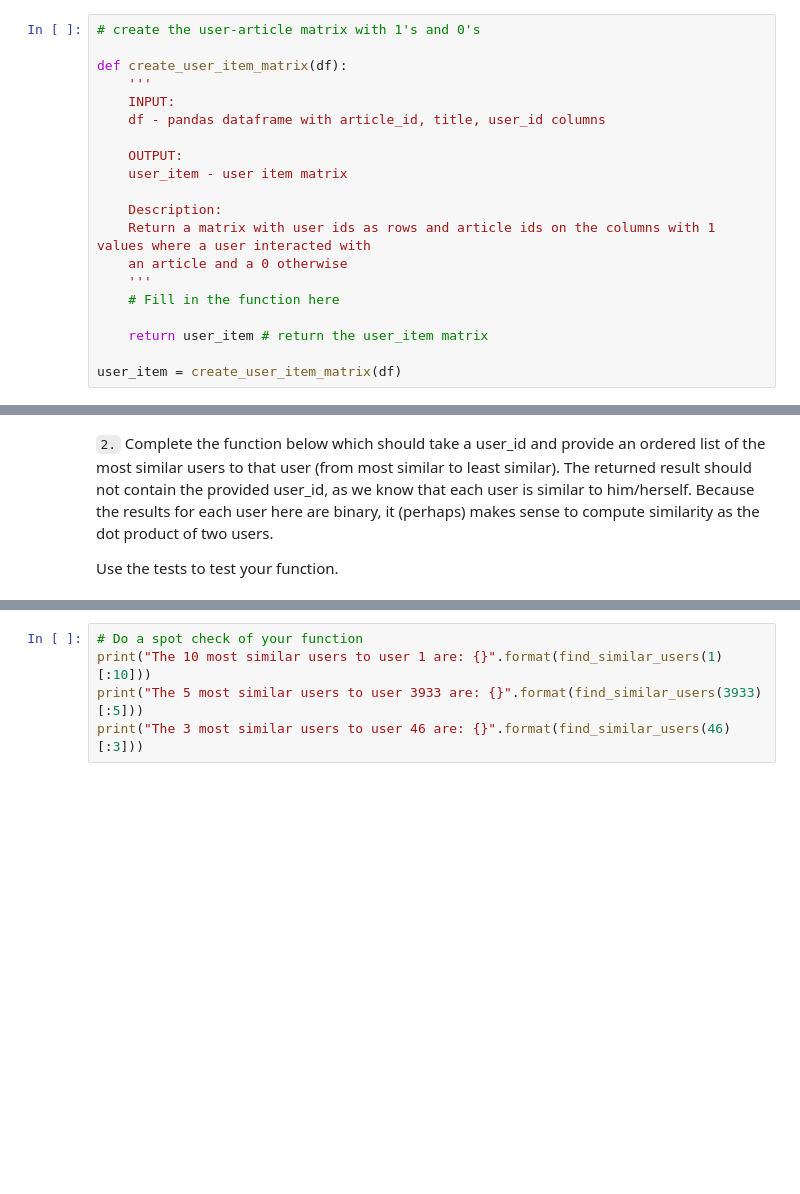
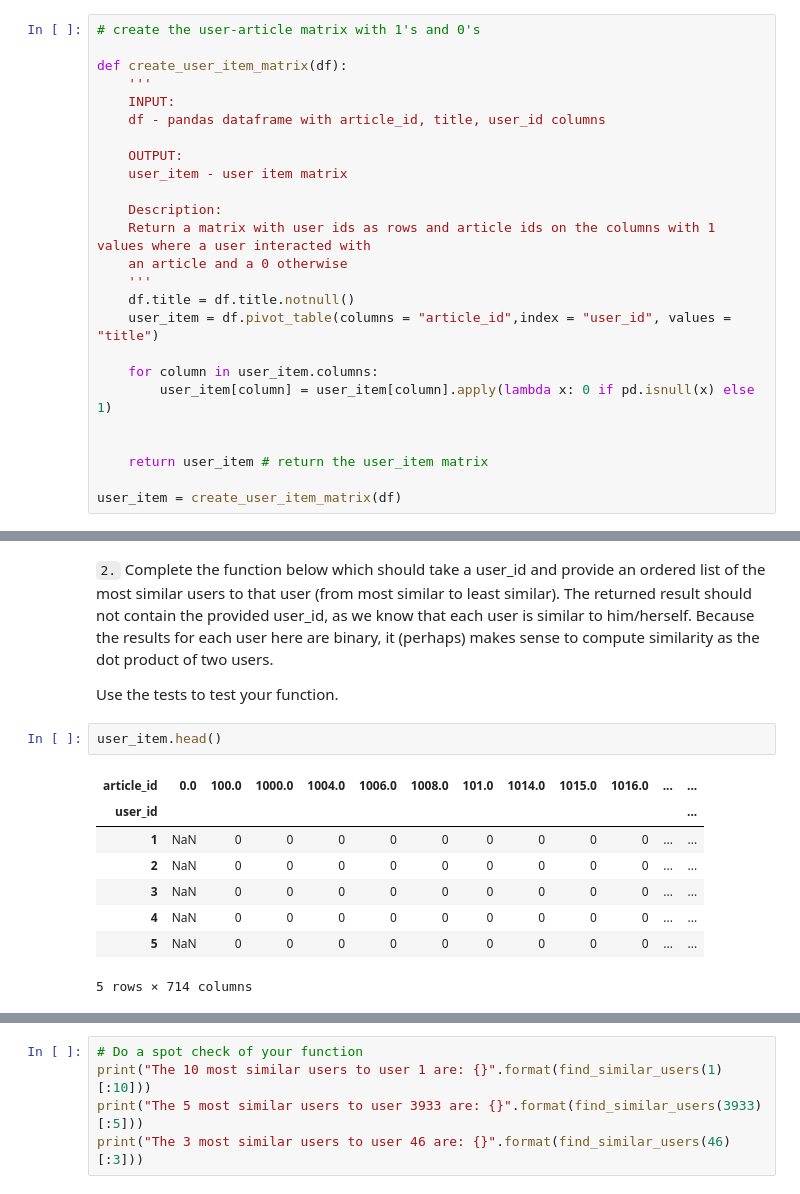
Before and after one commit to tanyayt/udacity_data_scientist, a Jupyter notebook: recommendation_system/Recommendations_with_IBM.ipynb, the cells around one changed output, grey strips where cells are left out. Saved outputs shown, nothing was run; the diff lists cells and outputs as text; blank space fills up the shorter version.

```diff
--- a/recommendation_system/Recommendations_with_IBM.ipynb
+++ b/recommendation_system/Recommendations_with_IBM.ipynb
@@ -297,7 +297,12 @@ def create_user_item_matrix(df):
     Return a matrix with user ids as rows and article ids on the columns with 1 values where a user interacted with
     an article and a 0 otherwise
     '''
-    # Fill in the function here
+    df.title = df.title.notnull()
+    user_item = df.pivot_table(columns = "article_id",index = "user_id", values = "title")
+
+    for column in user_item.columns:
+        user_item[column] = user_item[column].apply(lambda x: 0 if pd.isnull(x) else 1)
+
 
     return user_item # return the user_item matrix
 
@@ -312,4 +319,15 @@ print("You have passed our quick tests!  Please proceed!")
 `2.` Complete the function below which should take a user_id and provide an ordered list of the most similar users to that user (from most similar to least similar).  The returned result should not contain the provided user_id, as we know that each user is similar to him/herself. Because the results for each user here are binary, it (perhaps) makes sense to compute similarity as the dot product of two users.
 
 Use the tests to test your function.
+# %%
+user_item.head()
+# %% [output]
+| article_id | 0.0 | 100.0 | 1000.0 | 1004.0 | 1006.0 | 1008.0 | 101.0 | 1014.0 | 1015.0 | 1016.0 | ... | ... |
+| user_id |  |  |  |  |  |  |  |  |  |  |  | ... |
+| 1 | NaN | 0 | 0 | 0 | 0 | 0 | 0 | 0 | 0 | 0 | ... | ... |
+| 2 | NaN | 0 | 0 | 0 | 0 | 0 | 0 | 0 | 0 | 0 | ... | ... |
+| 3 | NaN | 0 | 0 | 0 | 0 | 0 | 0 | 0 | 0 | 0 | ... | ... |
+| 4 | NaN | 0 | 0 | 0 | 0 | 0 | 0 | 0 | 0 | 0 | ... | ... |
+| 5 | NaN | 0 | 0 | 0 | 0 | 0 | 0 | 0 | 0 | 0 | ... | ... |
+5 rows × 714 columns
 # %%
```
Also changed, not shown: parts of 2 cells of this notebook.
